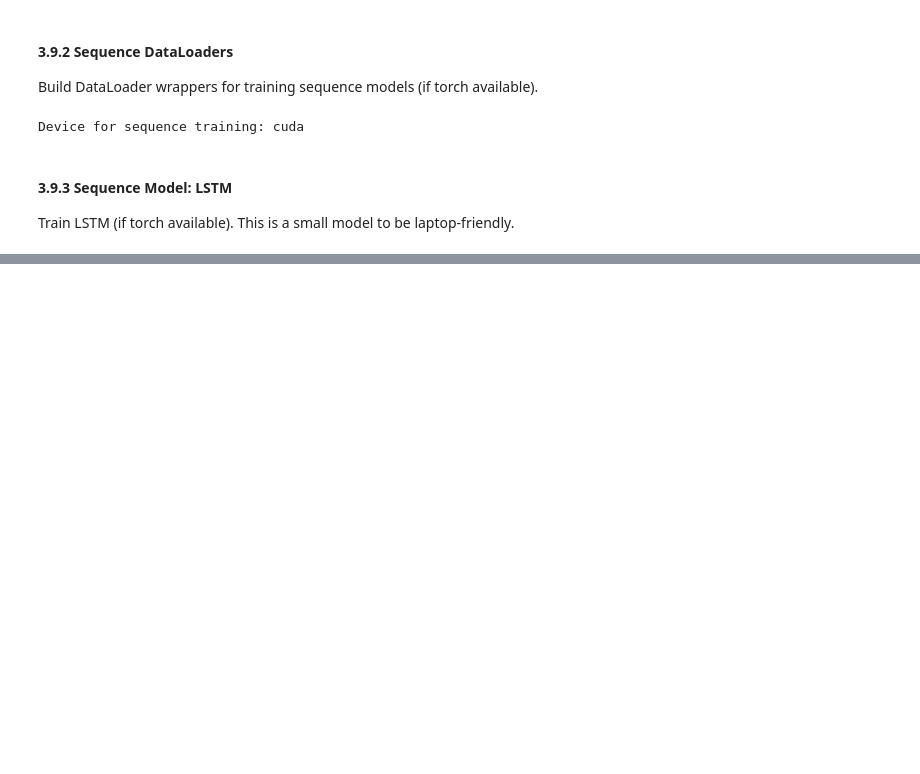
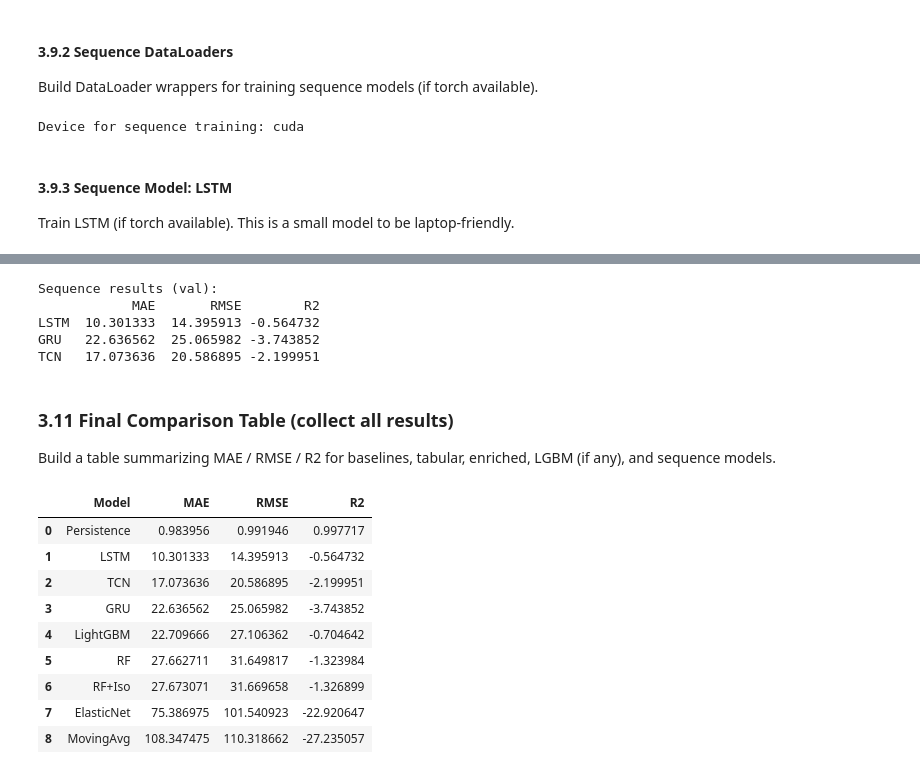
Before and after one commit to ghsaberr/agentic-predictive-maintenance, a Jupyter notebook: agentic-predictive-maintenance.ipynb, the cells around one changed output, grey strips where cells are left out. Drawn from its saved outputs; the diff is of its cells as text; code cells hidden in the pictures; blank space fills up the shorter version.

Commit message:
model

```diff
--- a/agentic-predictive-maintenance.ipynb
+++ b/agentic-predictive-maintenance.ipynb
@@ -733,0 +770,11 @@ LSTM best val MAE: 10.890438702973453
+# %%
+tcn_val_mae = None
+if torch is None:
+    print("PyTorch not installed — skipping TCN.")
+else:
+    try:
+        model_tcn = ms.MiniTCN(n_features=len(sequence_features), hidden=32)
+        model_tcn, tcn_val_mae = ms.train_sequence_model(model_tcn, train_loader_seq, val_loader_seq, lr=1e-3, epochs=25, patience=5, device=device)
+        print("TCN best val MAE:", tcn_val_mae)
+    except Exception as e:
+        print("TCN training failed:", e)
@@ -733,0 +805,69 @@ LSTM best val MAE: 10.890438702973453
+# %%
+def eval_sequence_model(model, data_loader, device="cuda"):
+    preds = []
+    trues = []
+    model.eval()
+    with torch.no_grad():
+        for xb, yb in data_loader:
+            xb, yb = xb.to(device), yb.to(device)
+            out = model(xb)
+            preds.extend(out.cpu().numpy().tolist())
+            trues.extend(yb.cpu().numpy().tolist())
+    return np.array(trues), np.array(preds)
+
+seq_results = {}
+if torch is not None:
+    if lstm_val_mae is not None:
+        y_true_l, y_pred_l = eval_sequence_model(model_lstm, val_loader_seq, device=device)
+        seq_results['LSTM'] = ms.regression_metrics(y_true_l, y_pred_l)
+    if gru_val_mae is not None:
+        y_true_g, y_pred_g = eval_sequence_model(model_gru, val_loader_seq, device=device)
+        seq_results['GRU'] = ms.regression_metrics(y_true_g, y_pred_g)
+    if tcn_val_mae is not None:
+        y_true_t, y_pred_t = eval_sequence_model(model_tcn, val_loader_seq, device=device)
+        seq_results['TCN'] = ms.regression_metrics(y_true_t, y_pred_t)
+
+print("Sequence results (val):")
+print(pd.DataFrame(seq_results).transpose() if seq_results else "No sequence results")
+# %% [output]
+Sequence results (val):
+            MAE       RMSE        R2
+LSTM  10.301333  14.395913 -0.564732
+GRU   22.636562  25.065982 -3.743852
+TCN   17.073636  20.586895 -2.199951
+# %% [markdown]
+### 3.11 Final Comparison Table (collect all results)
+Build a table summarizing MAE / RMSE / R2 for baselines, tabular, enriched, LGBM (if any), and sequence models.
+# %%
+rows = []
+
+# persistence & moving avg (we computed earlier)
+if isinstance(metrics_persist.get("MAE"), float) or not math.isnan(metrics_persist.get("MAE", float('nan'))):
+    rows.append({"Model":"Persistence","MAE":metrics_persist.get("MAE"), "RMSE":metrics_persist.get("RMSE"), "R2":metrics_persist.get("R2")})
+rows.append({"Model":"MovingAvg","MAE":metrics_ma["MAE"], "RMSE":metrics_ma["RMSE"], "R2":metrics_ma.get("R2")})
+
+rows.append({"Model":"ElasticNet","MAE":metrics_en["MAE"], "RMSE":metrics_en["RMSE"], "R2":metrics_en["R2"]})
+rows.append({"Model":"RF","MAE":metrics_rf["MAE"], "RMSE":metrics_rf["RMSE"], "R2":metrics_rf["R2"]})
+rows.append({"Model":"RF+Iso","MAE":metrics_rf_enriched["MAE"], "RMSE":metrics_rf_enriched["RMSE"], "R2":metrics_rf_enriched["R2"]})
+
+if 'metrics_lgb' in globals():
+    rows.append({"Model":"LightGBM","MAE":metrics_lgb["MAE"], "RMSE":metrics_lgb["RMSE"], "R2":metrics_lgb["R2"]})
+
+# add sequence model metrics if available (we computed seq_results)
+if seq_results:
+    for m, met in seq_results.items():
+        rows.append({"Model": m, "MAE": met["MAE"], "RMSE": met["RMSE"], "R2": met["R2"]})
+
+comp_df = pd.DataFrame(rows).sort_values("MAE").reset_index(drop=True)
+display(comp_df)
+# %% [output]
+|  | Model | MAE | RMSE | R2 |
+| 0 | Persistence | 0.983956 | 0.991946 | 0.997717 |
+| 1 | LSTM | 10.301333 | 14.395913 | -0.564732 |
+| 2 | TCN | 17.073636 | 20.586895 | -2.199951 |
+| 3 | GRU | 22.636562 | 25.065982 | -3.743852 |
+| 4 | LightGBM | 22.709666 | 27.106362 | -0.704642 |
+| 5 | RF | 27.662711 | 31.649817 | -1.323984 |
+| 6 | RF+Iso | 27.673071 | 31.669658 | -1.326899 |
+| 7 | ElasticNet | 75.386975 | 101.540923 | -22.920647 |
+| 8 | MovingAvg | 108.347475 | 110.318662 | -27.235057 |
```
Also changed, not shown: parts of 12 cells of this notebook, 3 other files.
